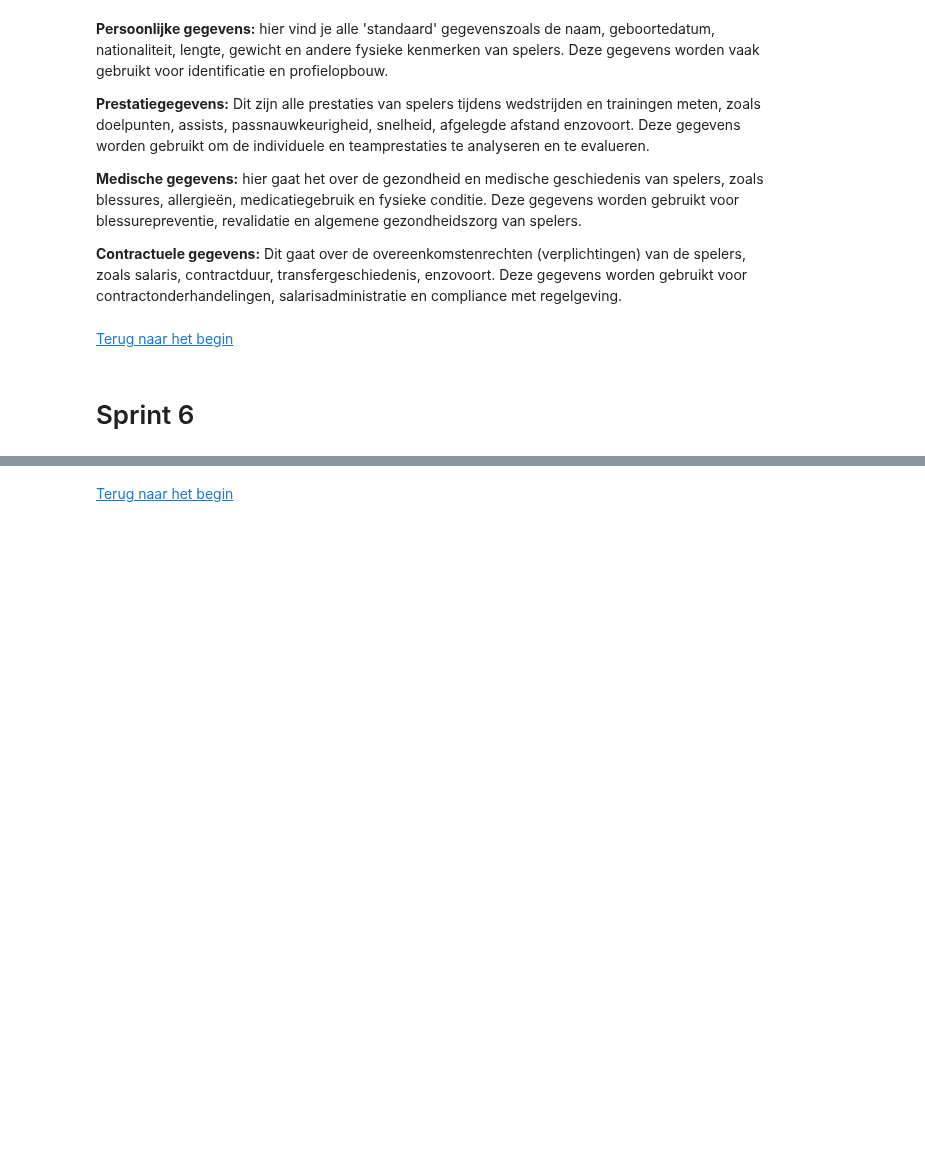
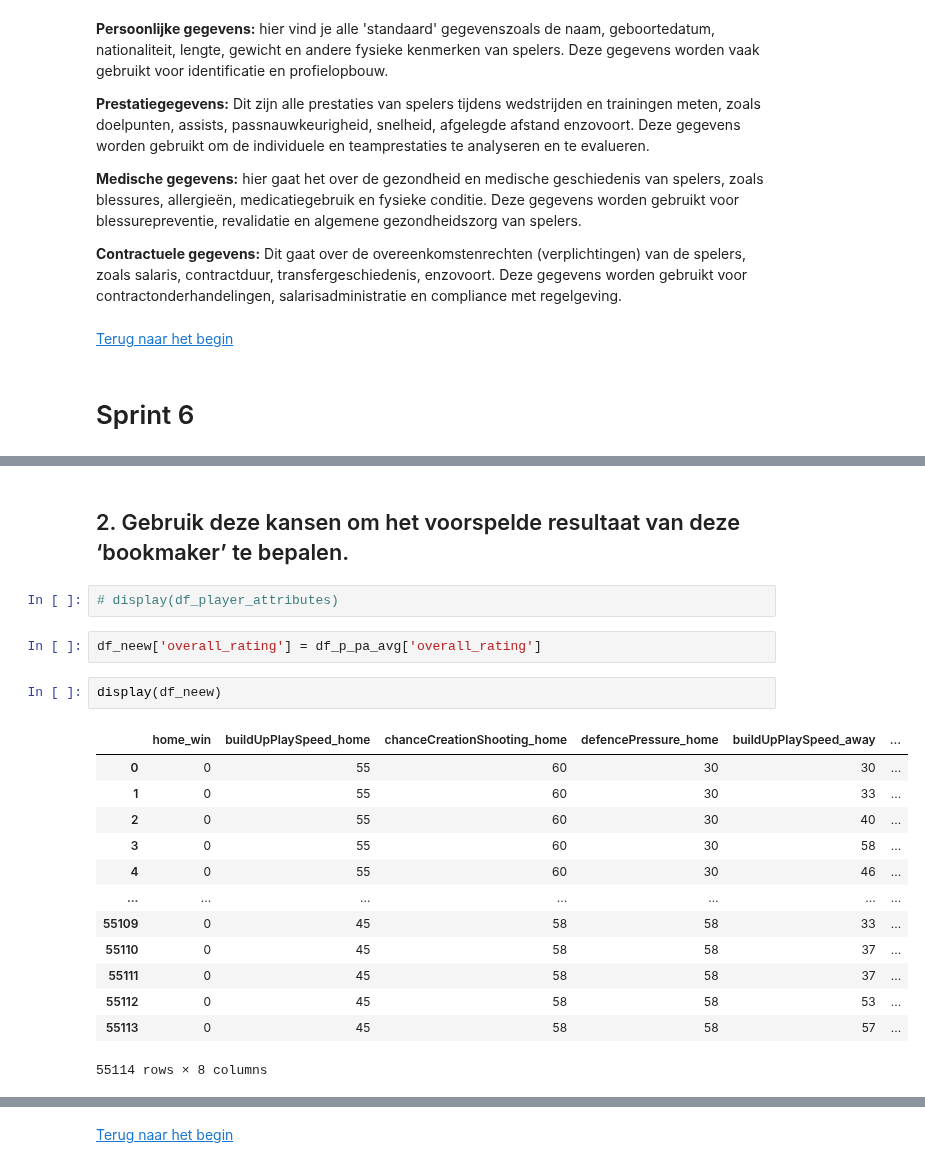
Before and after one commit to BartJeninga/2BDatalab, a Jupyter notebook: DataLab II Main v4.0.ipynb, the cells around one changed output, grey strips where cells are left out. Cells and saved outputs as stored; diff of their text form; blank space fills up the shorter version.

```diff
--- a/DataLab II Main v4.0.ipynb
+++ b/DataLab II Main v4.0.ipynb
@@ -1365,0 +1426,22 @@ Adviseer de directeur van je club over oplossingen waarmee de mogelijke probleme
+# %% [markdown]
+## 2. Gebruik deze kansen om het voorspelde resultaat van deze ‘bookmaker’ te bepalen.
+# %%
+# display(df_player_attributes)
+# %%
+df_neew['overall_rating'] = df_p_pa_avg['overall_rating']
+# %%
+display(df_neew)
+# %% [output]
+|  | home_win | buildUpPlaySpeed_home | chanceCreationShooting_home | defencePressure_home | buildUpPlaySpeed_away | ... |
+| 0 | 0 | 55 | 60 | 30 | 30 | ... |
+| 1 | 0 | 55 | 60 | 30 | 33 | ... |
+| 2 | 0 | 55 | 60 | 30 | 40 | ... |
+| 3 | 0 | 55 | 60 | 30 | 58 | ... |
+| 4 | 0 | 55 | 60 | 30 | 46 | ... |
+| ... | ... | ... | ... | ... | ... | ... |
+| 55109 | 0 | 45 | 58 | 58 | 33 | ... |
+| 55110 | 0 | 45 | 58 | 58 | 37 | ... |
+| 55111 | 0 | 45 | 58 | 58 | 37 | ... |
+| 55112 | 0 | 45 | 58 | 58 | 53 | ... |
+| 55113 | 0 | 45 | 58 | 58 | 57 | ... |
+55114 rows × 8 columns
```
Also changed, not shown: parts of 17 cells of this notebook.
